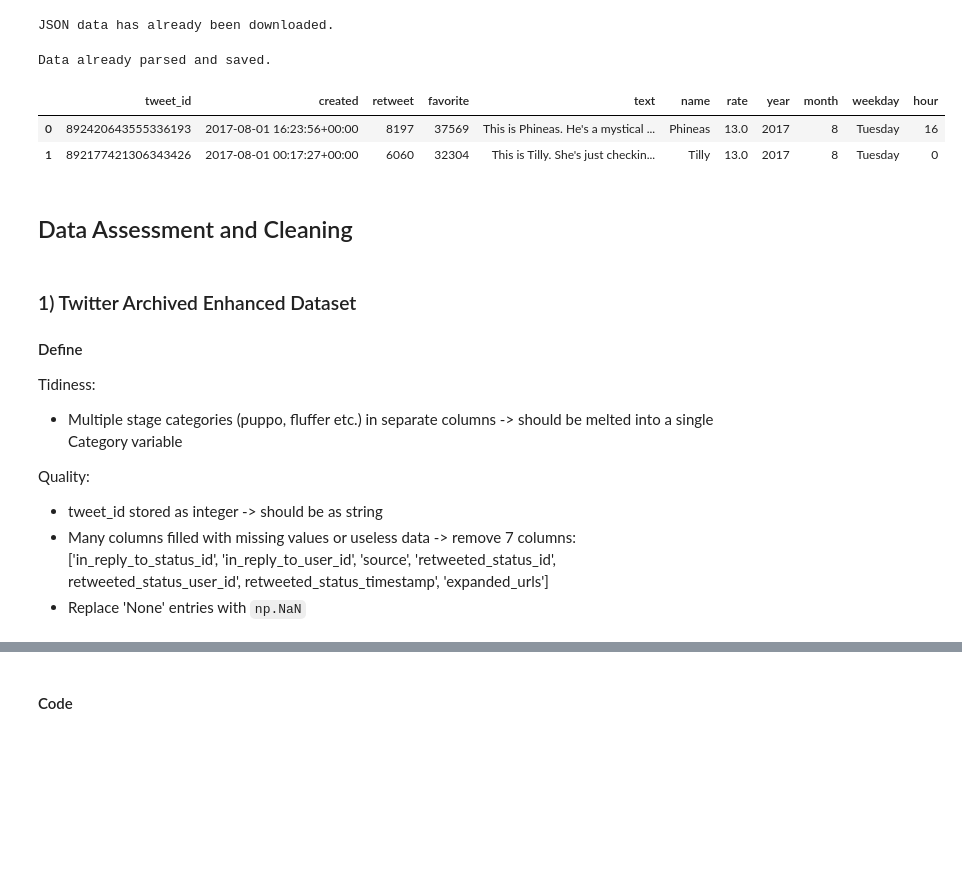
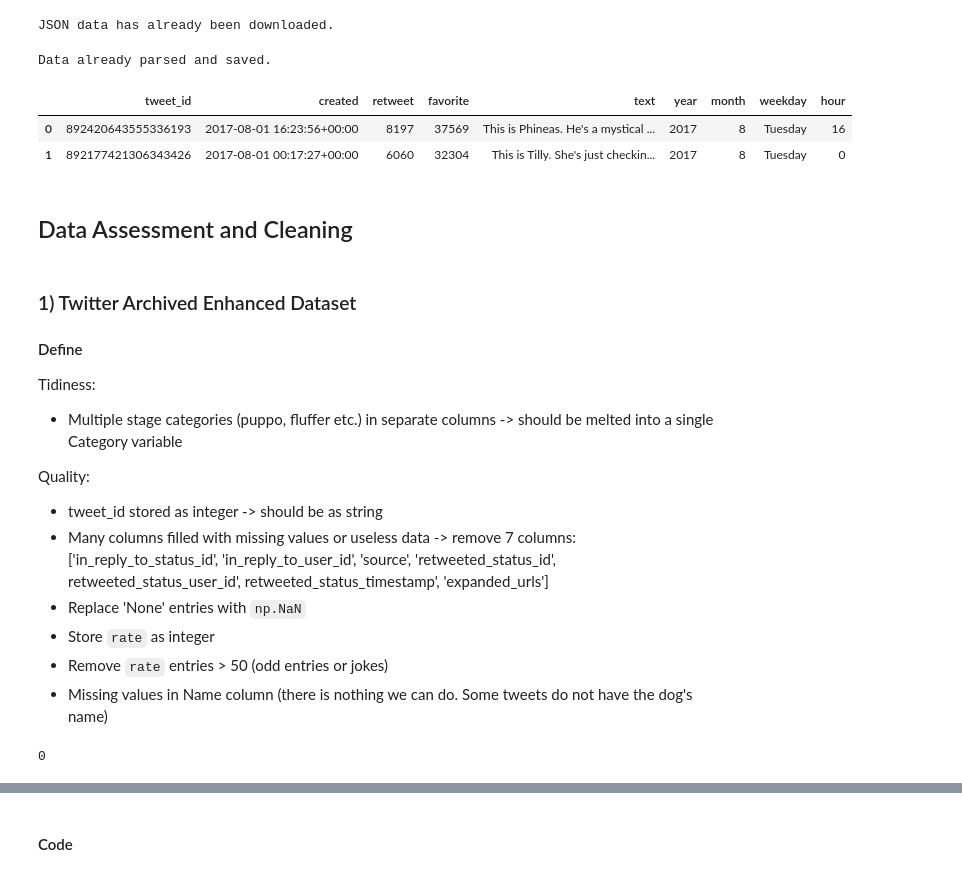
Before and after one commit to marcellovictorino/DAND_4_Data_Wrangling, a Jupyter notebook: 3) Project 4 - WeRateDogs Twitter/wrangle_act.ipynb, the cells around one changed output, grey strips where cells are left out. Drawn from its saved outputs; the diff is of its cells as text; code cells hidden in the pictures; blank space fills up the shorter version.

```diff
--- a/3) Project 4 - WeRateDogs Twitter/WeRateDogs Twitter.ipynb
+++ b/3) Project 4 - WeRateDogs Twitter/wrangle_act.ipynb
@@ -17,7 +17,7 @@ import numpy as np
 ## Gather
 # %%
 # Gathering Twitter Enhanced Archive data
-df_archive = pd.read_csv('twitter-archive-enhanced-2.csv')
+df_archive = pd.read_csv('twitter-archive-enhanced.csv')
 df_archive.head(3)
 # %% [output]
 |  | tweet_id | in_reply_to_status_id | in_reply_to_user_id | timestamp | source | text | retweeted_status_id | ... |
@@ -121,39 +115,41 @@ else:
         data['tweet_id'] = js['id_str']
         data['created'] = js['created_at']
         data['retweet'] = js['retweet_count']
         data['favorite'] = js['favorite_count']
         data['text'] = js['full_text']
 
         tweet_data.append(data)
 
     # Reading data into Dataframe
     df_tweet = pd.DataFrame(tweet_data, columns=data.keys())
 
-    # Extract dog's name
-    df_tweet['name'] = df_tweet.text.str.extract(' ([A-Z][a-z]*)')
+### Using data already available via twitter_archive_enhanced
+#     # Extract dog's name
+#     df_tweet['name'] = df_tweet.text.str.extract(' ([A-Z][a-z]*)')
 
+### Using data already available via twitter_archive_enhanced
     # Extract rating
-    df_tweet['rate'] = df_tweet.text.str.extract('([0-9]*)/[0-9]{2}')
+#     df_tweet['rate'] = df_tweet.text.str.extract('([0-9]*)/[0-9]{2}')
 
     # Transforming df_tweet.created as Datetime
     df_tweet.created = pd.to_datetime(df_tweet.created)
 
     # Extract datetime from Created feature
     df_tweet['year'] = df_tweet.created.dt.year
     df_tweet['month'] = df_tweet.created.dt.month
     df_tweet['weekday'] = df_tweet.created.dt.day_name()
     df_tweet['hour'] = df_tweet.created.dt.hour
 
     # Saving it locally
     df_tweet.to_csv('tweet_parsed_data.csv', index=False)
 
 df_tweet.tweet_id = df_tweet.tweet_id.astype(str)
 df_tweet.head(2)
 # %% [output]
 Data already parsed and saved.
-|  | tweet_id | created | retweet | favorite | text | name | rate | year | month | weekday | hour |
-| 0 | 892420643555336193 | 2017-08-01 16:23:56+00:00 | 8197 | 37569 | This is Phineas. He's a mystical ... | Phineas | 13.0 | 2017 | 8 | Tuesday | 16 |
-| 1 | 892177421306343426 | 2017-08-01 00:17:27+00:00 | 6060 | 32304 | This is Tilly. She's just checkin... | Tilly | 13.0 | 2017 | 8 | Tuesday | 0 |
+|  | tweet_id | created | retweet | favorite | text | year | month | weekday | hour |
+| 0 | 892420643555336193 | 2017-08-01 16:23:56+00:00 | 8197 | 37569 | This is Phineas. He's a mystical ... | 2017 | 8 | Tuesday | 16 |
+| 1 | 892177421306343426 | 2017-08-01 00:17:27+00:00 | 6060 | 32304 | This is Tilly. She's just checkin... | 2017 | 8 | Tuesday | 0 |
 # %% [markdown]
 ## Data Assessment and Cleaning
 # %% [markdown]
@@ -166,3 +162,11 @@ Quality:
 + tweet_id stored as integer -> should be as string
 + Many columns filled with missing values or useless data -> remove 7 columns: ['in_reply_to_status_id', 'in_reply_to_user_id', 'source', 'retweeted_status_id', retweeted_status_user_id', retweeted_status_timestamp', 'expanded_urls']
 + Replace 'None' entries with `np.NaN`
++ Store `rate` as integer
++ Remove `rate` entries > 50 (odd entries or jokes)
++ Missing values in Name column (there is nothing we can do. Some tweets do not have the dog's name)
+# %%
+# Checking for duplicates
+df_archive.duplicated().sum()
+# %% [output]
+0
```
Also changed, not shown: parts of 31 cells of this notebook, 8 other files.
